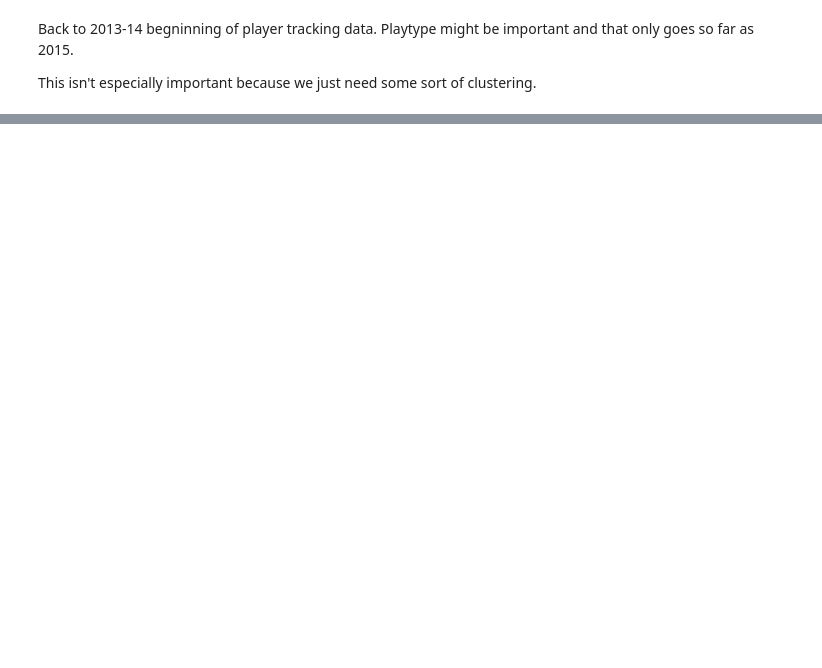
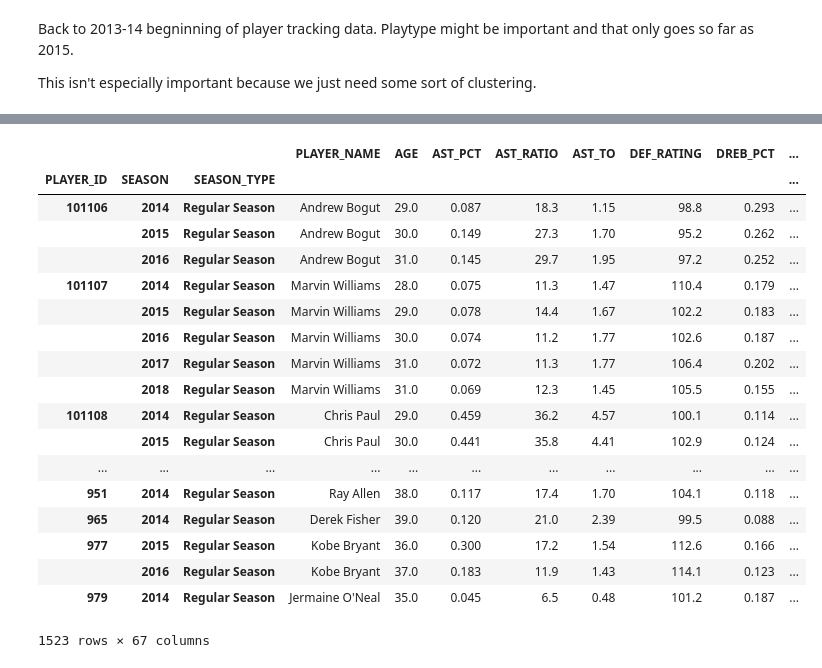
Before and after one commit to dhosk/Spring-2018, a Jupyter notebook: Final_Project_Data_Gathering.ipynb, the cells around one changed output, grey strips where cells are left out. Saved outputs shown, nothing was run; the diff lists cells and outputs as text; code cells hidden in the pictures; blank space fills up the shorter version.

```diff
--- a/Final_Project_Data_Gathering.ipynb
+++ b/Final_Project_Data_Gathering.ipynb
@@ -633,9 +646,12 @@ for i in range(13,18):
     playoff['SEASON_TYPE'] = 'Playoffs'
     merged = pd.concat([reg_season,playoff])
     merged = merged.loc[:,~merged.columns.str.contains('RANK')]\
-                                    .drop(['CFID','CFPARAMS','NBA_FANTASY_PTS'
-                                           ,'DD2','TD3','W','L','W_PCT','MIN']
-                              ,axis=1)
+                                    .drop(['CFID','CFPARAMS','NBA_FANTASY_PTS',
+                                           'DD2','TD3','W','L','W_PCT','MIN',
+                                           'PLAYER_NAME','TEAM_ID','TEAM_ABBREVIATION',
+                                           'AGE','GP'
+                                          ],
+                                          axis=1)
     merged['SEASON']= 2001+i
 
     per_100p_full = pd.concat([per_100p_full,merged])
@@ -657,7 +682,10 @@ scoring = get_nba_data(endpt,params)
 scoring['SEASON'] = 2018
 scoring['SEASON_TYPE']='Regular Season'
 scoring = scoring.loc[:,~scoring.columns.str.contains('RANK')]\
-                                    .drop(['CFID','CFPARAMS','W','L','W_PCT']
+                                    .drop(['CFID','CFPARAMS','W','L','W_PCT',
+                                           'PLAYER_NAME','TEAM_ID','TEAM_ABBREVIATION',
+                                           'AGE','GP','MIN'
+                                          ]
                                           ,axis=1)\
                                     .set_index(['PLAYER_ID','SEASON','SEASON_TYPE'])
 scoring.columns
@@ -677,19 +711,19 @@ for i in range(13,18):
     playoff['SEASON_TYPE'] = 'Playoffs'
     merged = pd.concat([reg_season,playoff])
     merged = merged.loc[:,~merged.columns.str.contains('RANK')]\
-                        .drop(['CFID','CFPARAMS']
+                        .drop(['CFID','CFPARAMS','W','L','W_PCT',
+                                           'PLAYER_NAME','TEAM_ID','TEAM_ABBREVIATION',
+                                           'AGE','GP','MIN'
+                                          ]
                               ,axis=1)
     merged['SEASON']= 2001+i
 
     scoring_full = pd.concat([scoring_full,merged])
 
-newcols = scoring_full.columns[scoring_full.columns=='PLAYER_NAME'].append(
-scoring_full.columns[scoring_full.columns!='PLAYER_NAME'])
 scoring_full['SEASON']=pd.Series(scoring_full.SEASON,dtype='int64')
 
 scoring_full['PLAYER_ID']=pd.Series(scoring_full.PLAYER_ID,dtype='int64')
 scoring_full['PLAYER_ID']=pd.Series(scoring_full.PLAYER_ID,dtype='str')
 
-scoring_full = scoring_full[newcols]\
-                        .set_index(['PLAYER_ID','SEASON','SEASON_TYPE'])
+scoring_full = scoring_full.set_index(['PLAYER_ID','SEASON','SEASON_TYPE'])
 scoring_full.head()
@@ -774,0 +849,6 @@ sum(x['MIN_x']!=x['MIN_y'])
+# %%
+x = pd.merge(advanced_full,per_100p_full,left_index=True,right_index=True)
+y = pd.merge(x, scoring_full,left_index=True,right_index=True)
+all_full = pd.merge(y,defensive_full,left_index=True,right_index=True)
+len(all_full.columns)
+all_full['SEASON_MIN']=all_full.GP*all_full.MIN
@@ -774,0 +857,26 @@ sum(x['MIN_x']!=x['MIN_y'])
+# %%
+
+idx = pd.IndexSlice
+all_full_reg_season = all_full.loc[idx[:,:, 'Regular Season'],:]
+qualified = all_full_reg_season.query("SEASON_MIN>800")
+qualified
+# %% [output]
+|  |  |  | PLAYER_NAME | AGE | AST_PCT | AST_RATIO | AST_TO | DEF_RATING | DREB_PCT | ... |
+| PLAYER_ID | SEASON | SEASON_TYPE |  |  |  |  |  |  |  | ... |
+| 101106 | 2014 | Regular Season | Andrew Bogut | 29.0 | 0.087 | 18.3 | 1.15 | 98.8 | 0.293 | ... |
+|  | 2015 | Regular Season | Andrew Bogut | 30.0 | 0.149 | 27.3 | 1.70 | 95.2 | 0.262 | ... |
+|  | 2016 | Regular Season | Andrew Bogut | 31.0 | 0.145 | 29.7 | 1.95 | 97.2 | 0.252 | ... |
+| 101107 | 2014 | Regular Season | Marvin Williams | 28.0 | 0.075 | 11.3 | 1.47 | 110.4 | 0.179 | ... |
+|  | 2015 | Regular Season | Marvin Williams | 29.0 | 0.078 | 14.4 | 1.67 | 102.2 | 0.183 | ... |
+|  | 2016 | Regular Season | Marvin Williams | 30.0 | 0.074 | 11.2 | 1.77 | 102.6 | 0.187 | ... |
+|  | 2017 | Regular Season | Marvin Williams | 31.0 | 0.072 | 11.3 | 1.77 | 106.4 | 0.202 | ... |
+|  | 2018 | Regular Season | Marvin Williams | 31.0 | 0.069 | 12.3 | 1.45 | 105.5 | 0.155 | ... |
+| 101108 | 2014 | Regular Season | Chris Paul | 29.0 | 0.459 | 36.2 | 4.57 | 100.1 | 0.114 | ... |
+|  | 2015 | Regular Season | Chris Paul | 30.0 | 0.441 | 35.8 | 4.41 | 102.9 | 0.124 | ... |
+| ... | ... | ... | ... | ... | ... | ... | ... | ... | ... | ... |
+| 951 | 2014 | Regular Season | Ray Allen | 38.0 | 0.117 | 17.4 | 1.70 | 104.1 | 0.118 | ... |
+| 965 | 2014 | Regular Season | Derek Fisher | 39.0 | 0.120 | 21.0 | 2.39 | 99.5 | 0.088 | ... |
+| 977 | 2015 | Regular Season | Kobe Bryant | 36.0 | 0.300 | 17.2 | 1.54 | 112.6 | 0.166 | ... |
+|  | 2016 | Regular Season | Kobe Bryant | 37.0 | 0.183 | 11.9 | 1.43 | 114.1 | 0.123 | ... |
+| 979 | 2014 | Regular Season | Jermaine O'Neal | 35.0 | 0.045 | 6.5 | 0.48 | 101.2 | 0.187 | ... |
+1523 rows × 67 columns
```
Also changed, not shown: parts of 20 cells of this notebook, 4 other files.
